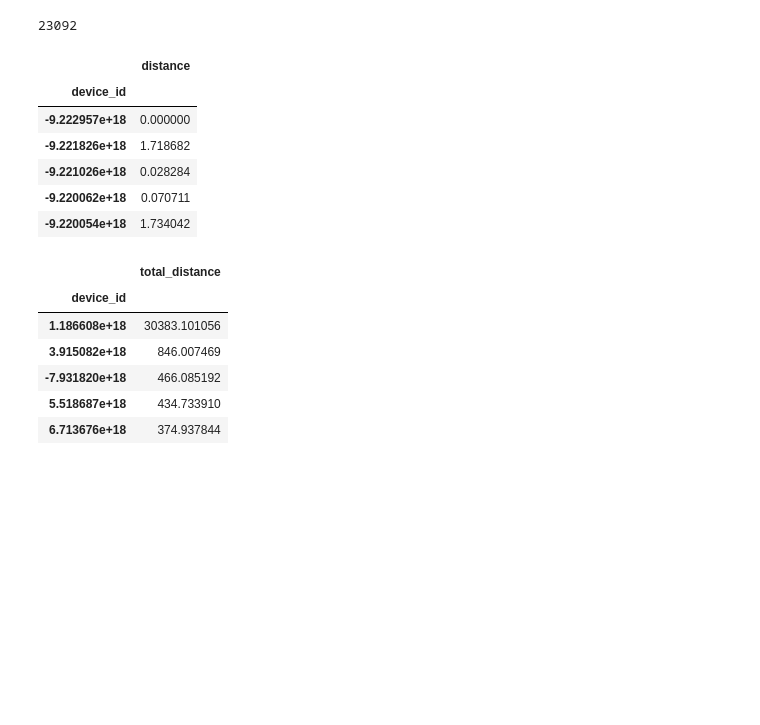
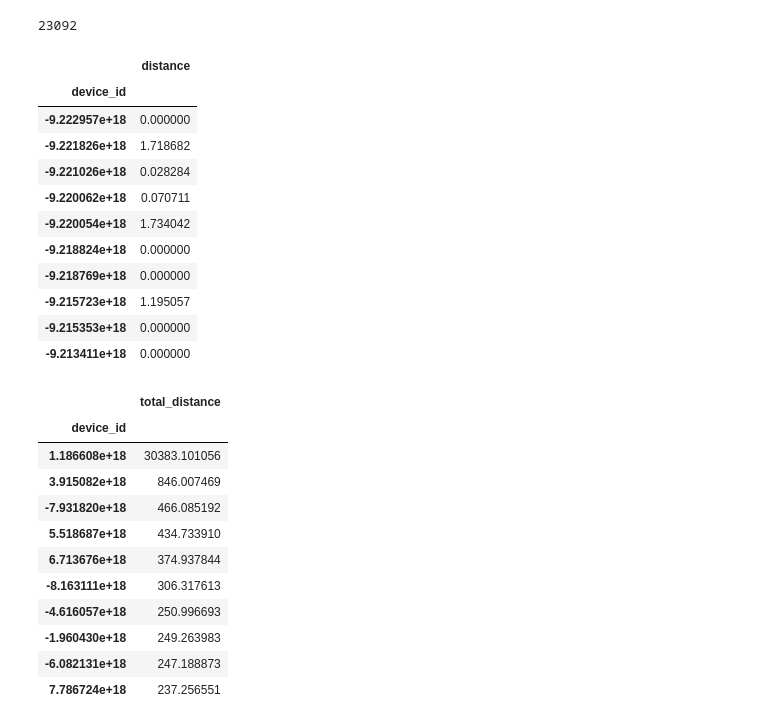
Before and after one commit to hoanganhngo610/COVID19_VN_MOH_MLmodels, a Jupyter notebook: GPS-model-sample/distance.ipynb, the cells around one changed output. Saved outputs shown, nothing was run; the diff lists cells and outputs as text; code cells hidden in the pictures; blank space fills up the shorter version.

```diff
--- a/GPS-model-sample/distance.ipynb
+++ b/GPS-model-sample/distance.ipynb
@@ -117,20 +117,25 @@ len(data['device_id'].unique())
 23092
 # %%
 distance = df.groupby(['device_id']).agg('sum')
-distance.head()
+distance.head(10)
 # %% [output]
 |  | distance |
 | device_id |  |
 | -9.222957e+18 | 0.000000 |
 | -9.221826e+18 | 1.718682 |
 | -9.221026e+18 | 0.028284 |
 | -9.220062e+18 | 0.070711 |
 | -9.220054e+18 | 1.734042 |
+| -9.218824e+18 | 0.000000 |
+| -9.218769e+18 | 0.000000 |
+| -9.215723e+18 | 1.195057 |
+| -9.215353e+18 | 0.000000 |
+| -9.213411e+18 | 0.000000 |
 # %%
 distance = distance.rename(columns={'distance': 'total_distance'})
 # %%
 distance = distance.sort_values(by=['total_distance'], ascending = False)
-distance.head()
+distance.head(10)
 # %% [output]
 |  | total_distance |
 | device_id |  |
@@ -139,5 +144,10 @@ distance.head()
 | -7.931820e+18 | 466.085192 |
 | 5.518687e+18 | 434.733910 |
 | 6.713676e+18 | 374.937844 |
+| -8.163111e+18 | 306.317613 |
+| -4.616057e+18 | 250.996693 |
+| -1.960430e+18 | 249.263983 |
+| -6.082131e+18 | 247.188873 |
+| 7.786724e+18 | 237.256551 |
 # %%
 distance.to_csv('./total_distance.csv')
```
Also changed, not shown: 2 other files.
